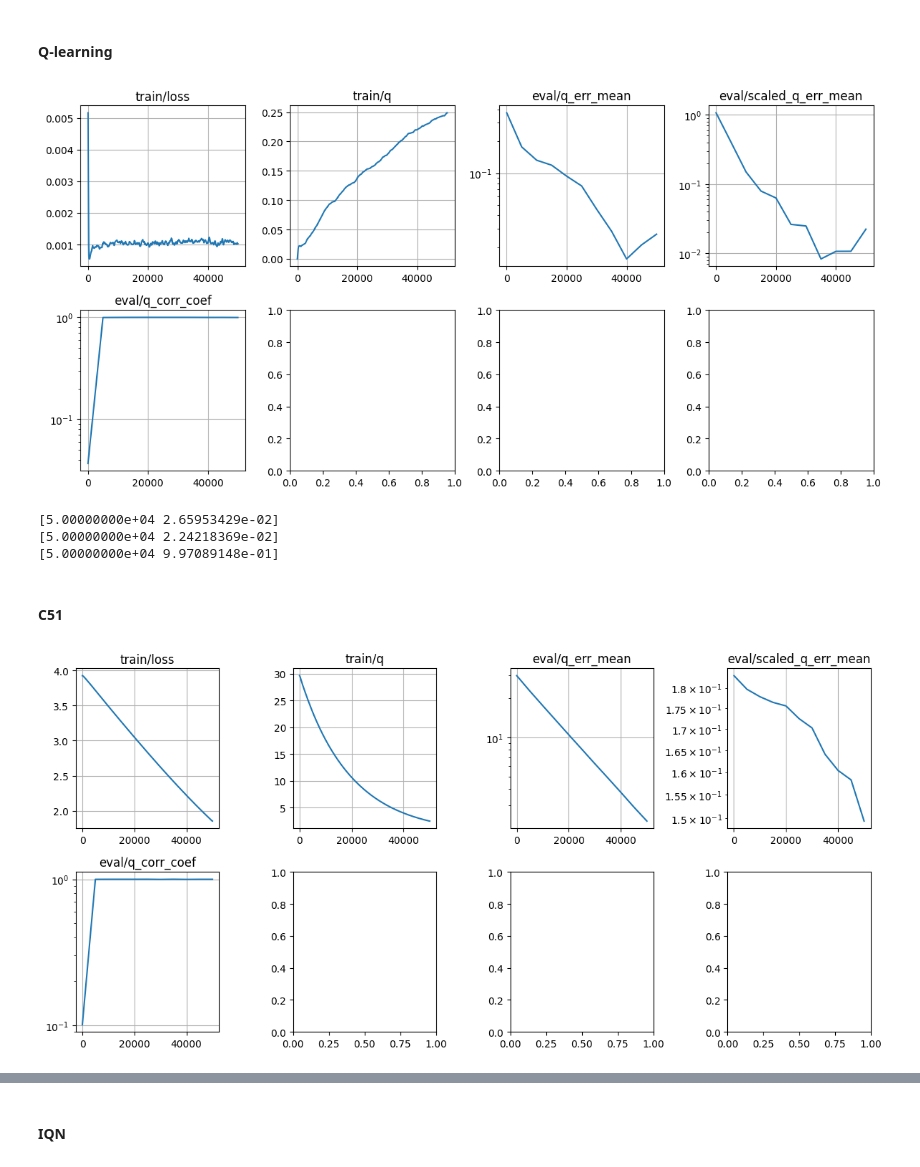
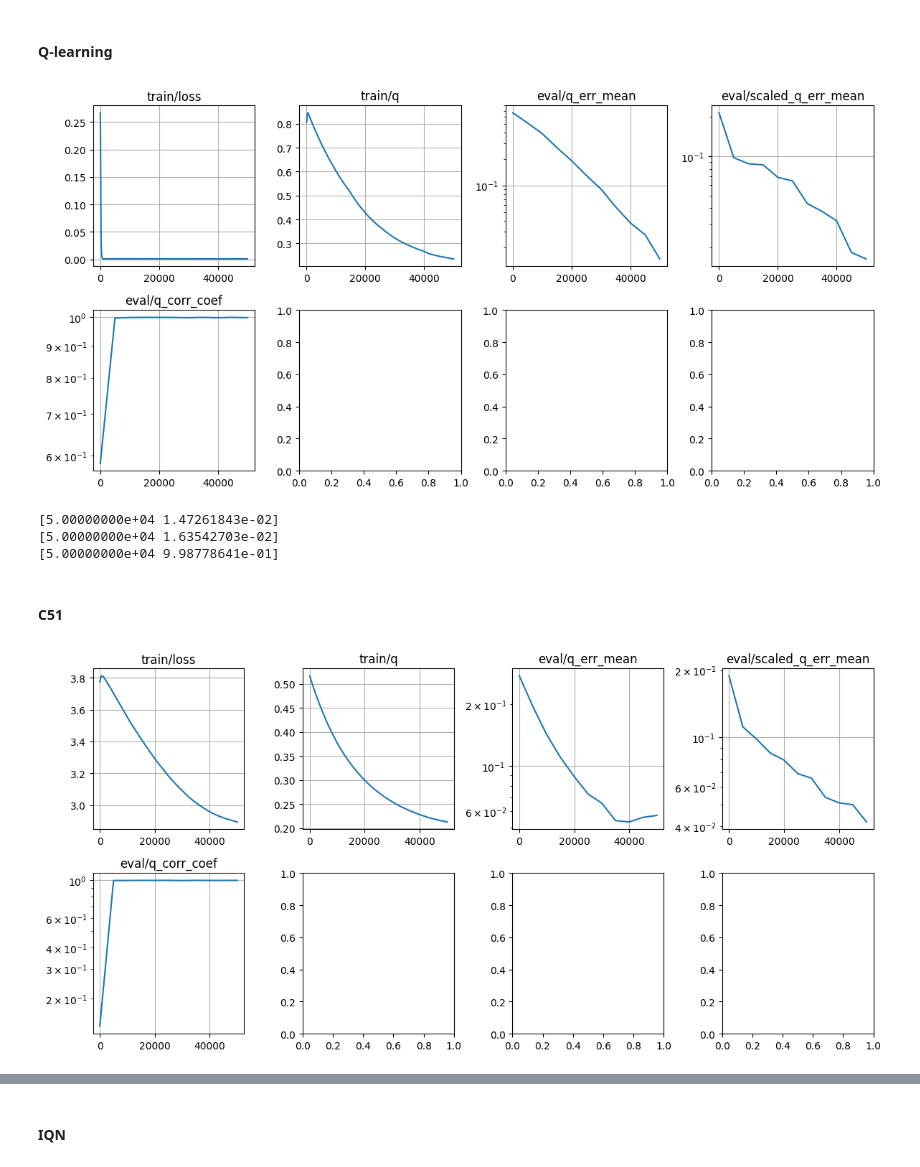
Before and after one commit to chongyi-zheng/ogbench, a Jupyter notebook: notebooks/2025_07_03_RiverSwim_sarsa.ipynb, the cells around one changed output, grey strips where cells are left out. Saved outputs shown, nothing was run; the diff lists cells and outputs as text; code cells hidden in the pictures.

```diff
--- a/notebooks/2025_07_03_RiverSwim_sarsa.ipynb
+++ b/notebooks/2025_07_03_RiverSwim_sarsa.ipynb
@@ -238,16 +242,14 @@ key, critic_key = jax.random.split(key)
 
 example_batch = sample_batch(2)
 critic = Critic()
-critic_params = critic.init(critic_key, example_batch['observations'])
+critic_params = critic.init(critic_key, example_batch['observations'], example_batch['actions'])
 target_critic_params = copy.deepcopy(critic_params)
 
 def loss_fn(params, target_params, batch):
-  qs = critic.apply(params, batch['observations'])
-  q = jnp.sum(qs * jax.nn.one_hot(batch['actions'], env.num_actions), axis=-1)
+  q = critic.apply(params, batch['observations'], batch['actions'])
+  # q = jnp.sum(qs * jax.nn.one_hot(batch['actions'], env.num_actions), axis=-1)
 
-  next_qs = critic.apply(target_params, batch['next_observations'])
-  next_q = jnp.sum(next_qs * jax.nn.one_hot(batch['next_actions'], env.num_actions), axis=-1)
-  # next_q = jnp.max(next_qs, axis=-1)
+  next_q = critic.apply(target_params, batch['next_observations'], batch['next_actions'])
   target_q = batch['rewards'] + discount * next_q
 
   loss = jnp.mean((q - target_q) ** 2)
@@ -259,7 +261,8 @@ def loss_fn(params, target_params, batch):
 
   return loss, info
 
-optimizer = splus(learning_rate=3e-4 * 512 * 2)
+# optimizer = splus(learning_rate=3e-4 * 512 * 2)
+optimizer = optax.adam(learning_rate=5e-4)
 opt_state = optimizer.init(critic_params)
 grad_fn = jax.value_and_grad(loss_fn, has_aux=True)
 
@@ -277,8 +280,10 @@ def update_fn(params, target_params, opt_state, batch):
   return params, target_params, opt_state, loss, info
 
 def evaluate_fn(params):
-  obs = jnp.arange(env.num_states)
-  q = critic.apply(params, obs)
+  obs = jnp.arange(env.num_states)[:, None].repeat(env.num_actions, axis=1).reshape(-1)
+  actions = jnp.arange(env.num_actions)[None, :].repeat(env.num_states, axis=0).reshape(-1)
+  q = critic.apply(params, obs, actions)
+  q = q.reshape([env.num_states, env.num_actions])
   scaled_q = q * (behavioral_q / q).mean()
   q_err_mean = jnp.mean(np.abs(q - behavioral_q))
   scaled_q_err_mean = jnp.mean(np.abs(scaled_q - behavioral_q))
@@ -316,15 +321,16 @@ for i in tqdm.trange(1, num_iterations + 1):
     plt.tight_layout()
     plt.show()
 # %% [output]
-[figure, old version]
+[figure, new version]
 # %%
-print(metrics['eval/q_err_mean'][-1])
-print(metrics['eval/scaled_q_err_mean'][-1])
-print(metrics['eval/q_corr_coef'][-1])
+q_learning_metrics = metrics
+print(q_learning_metrics['eval/q_err_mean'][-1])
+print(q_learning_metrics['eval/scaled_q_err_mean'][-1])
+print(q_learning_metrics['eval/q_corr_coef'][-1])
 # %% [output]
-[5.00000000e+04 2.65953429e-02]
-[5.00000000e+04 2.24218369e-02]
-[5.00000000e+04 9.97089148e-01]
+[5.00000000e+04 1.47261843e-02]
+[5.00000000e+04 1.63542703e-02]
+[5.00000000e+04 9.98778641e-01]
 # %% [markdown]
 #### C51
 # %%
@@ -332,24 +338,26 @@ class CategoricalCritic(nn.Module):
   atoms: jnp.ndarray
 
   @nn.compact
-  def __call__(self, obs):
+  def __call__(self, obs, action):
     obs = jax.nn.one_hot(obs, env.num_states)
+    action = jax.nn.one_hot(action, env.num_actions)
+    inputs = jnp.concatenate([obs, action], axis=-1)
 
     num_atoms = len(self.atoms)
 
     logits = nn.Sequential([
       nn.Dense(512),
       nn.gelu,
-      # nn.LayerNorm(),
+      nn.LayerNorm(),
       nn.Dense(512),
       nn.gelu,
-      # nn.LayerNorm(),
-      nn.Dense(env.num_actions * num_atoms),
-    ])(obs)
+      nn.LayerNorm(),
+      nn.Dense(num_atoms),
+    ])(inputs)
 
-    logits = logits.reshape([obs.shape[0], env.num_actions, num_atoms])
+    logits = logits.reshape([obs.shape[0], num_atoms])
     probs = jax.nn.softmax(logits, axis=-1)
-    qs = jnp.sum(probs * self.atoms[None, None], axis=-1)
+    qs = jnp.sum(probs * self.atoms[None], axis=-1)
 
     return qs, probs
 # %%
@@ -361,8 +369,10 @@ eval_interval = 5_000
 log_interval = 5_000
 
 rewards, _ = env.get_model()
-v_min = rewards.min() / (1 - discount)
-v_max = rewards.max() / (1 - discount)
+# v_min = rewards.min() / (1 - discount)
+# v_max = rewards.max() / (1 - discount)
+v_min = 0.0
+v_max = 1.0
 atoms = jnp.linspace(v_min, v_max, num_atoms)
 delta_atom = (v_max - v_min) / (num_atoms - 1)
 offset = jnp.arange(batch_size, dtype=jnp.int32) * num_atoms
@@ -374,15 +384,13 @@ key, critic_key = jax.random.split(key)
 
 example_batch = sample_batch(2)
 cate_critic = CategoricalCritic(atoms)
-cate_critic_params = cate_critic.init(critic_key, example_batch['observations'])
+cate_critic_params = cate_critic.init(critic_key, example_batch['observations'], example_batch['actions'])
 target_cate_critic_params = copy.deepcopy(cate_critic_params)
 
 def loss_fn(params, target_params, batch):
-  qs, dists = cate_critic.apply(params, batch['observations'])
-  probs = jnp.sum(dists * jax.nn.one_hot(batch['actions'], env.num_actions)[..., None], axis=1)
+  q, probs = cate_critic.apply(params, batch['observations'], batch['actions'])
 
-  _, next_dists = cate_critic.apply(target_params, batch['next_observations'])
-  next_probs = jnp.sum(next_dists * jax.nn.one_hot(batch['next_actions'], env.num_actions)[..., None], axis=1)
+  _, next_probs = cate_critic.apply(target_params, batch['next_observations'], batch['next_actions'])
 
   projected_atoms = jnp.clip(batch['rewards'][:, None] + discount * atoms[None], v_min, v_max)
   projected_bins = (projected_atoms - v_min) / delta_atom
@@ -400,7 +408,7 @@ def loss_fn(params, target_params, batch):
   loss = jnp.sum(-mass * jnp.log(probs + 1e-8), axis=-1).mean()
 
   # logging
-  q = jnp.sum(qs * jax.nn.one_hot(batch['actions'], env.num_actions), axis=1)
+  # q = jnp.sum(qs * jax.nn.one_hot(batch['actions'], env.num_actions), axis=1)
 
   info = {
     'loss': loss,
@@ -409,7 +417,8 @@ def loss_fn(params, target_params, batch):
 
   return loss, info
 
-optimizer = splus(learning_rate=3e-4 * 512 * 2)
+# optimizer = splus(learning_rate=3e-4 * 512 * 2)
+optimizer = optax.adam(learning_rate=5e-4)
 opt_state = optimizer.init(cate_critic_params)
 grad_fn = jax.value_and_grad(loss_fn, has_aux=True)
 
@@ -427,8 +436,10 @@ def update_fn(params, target_params, opt_state, batch):
   return params, target_params, opt_state, loss, info
 
 def evaluate_fn(params):
-  obs = jnp.arange(env.num_states)
-  q, _ = cate_critic.apply(params, obs)
+  obs = jnp.arange(env.num_states)[:, None].repeat(env.num_actions, axis=1).reshape(-1)
+  actions = jnp.arange(env.num_actions)[None, :].repeat(env.num_states, axis=0).reshape(-1)
+  q, _ = cate_critic.apply(params, obs, actions)
+  q = q.reshape([env.num_states, env.num_actions])
   scaled_q = q * (behavioral_q / q).mean()
   q_err_mean = jnp.mean(np.abs(q - behavioral_q))
   scaled_q_err_mean = jnp.mean(np.abs(scaled_q - behavioral_q))
@@ -439,32 +450,32 @@ def evaluate_fn(params):
     'scaled_q_err_mean': scaled_q_err_mean,
     'q_corr_coef': q_corr_coef,
   }
 
   return info
 
 metrics = defaultdict(list)
 for i in tqdm.trange(1, num_iterations + 1):
   batch = sample_batch(batch_size)
   cate_critic_params, target_cate_critic_params, opt_state, loss, info = update_fn(
     cate_critic_params, target_cate_critic_params, opt_state, batch)
 
   for k, v in info.items():
     metrics['train/' + k].append(
       np.array([i, v])
     )
 
   if i == 1 or i % eval_interval == 0:
     eval_info = evaluate_fn(cate_critic_params)
     for k, v in eval_info.items():
       metrics['eval/' + k].append(
         np.array([i, v])
       )
 
   if i == 1 or i % log_interval == 0:
     plot_metrics(metrics, logyscale_stats=['eval/q_err_mean', 'eval/scaled_q_err_mean', 'eval/q_corr_coef'])
     display.clear_output(wait=True)
     plt.tight_layout()
     plt.show()
 # %% [output]
-[figure, old version]
+[figure, new version]
 # %%
```
Also changed, not shown: parts of 7 cells of this notebook.
